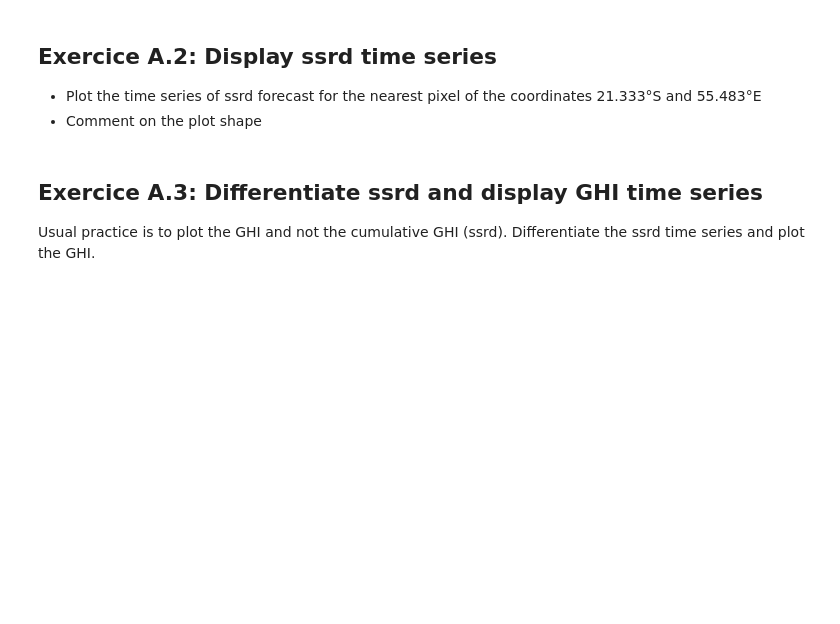
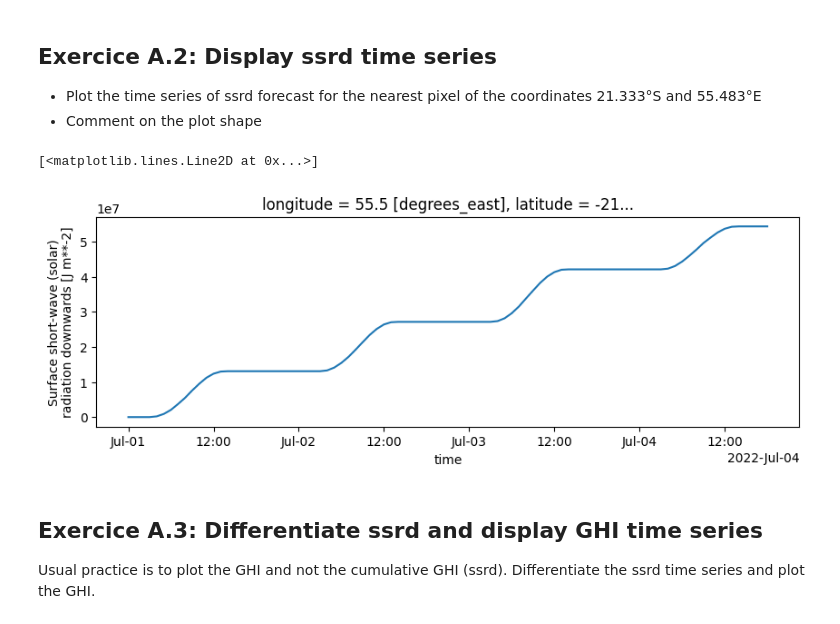
Before and after one commit to Laboratoire-Piment/Probabilistic_solar_forecast_lesson, a Jupyter notebook: Jupyter_Notebooks/1-Explore_deterministic_solar_forecast.ipynb, the cells around one changed output. Drawn from its saved outputs; the diff is of its cells as text; code cells hidden in the pictures; blank space fills up the shorter version.

```diff
--- a/Jupyter_Notebooks/1-Explore_deterministic_solar_forecast.ipynb
+++ b/Jupyter_Notebooks/1-Explore_deterministic_solar_forecast.ipynb
@@ -121,14 +153,18 @@ print('Longitude coordinate:', ds_hres.longitude.values)
 * Comment on the plot shape
 # %%
 # Plot a time series of ssrd for a specific pixel
-lat = -21.333
-lon = 55.483
-ds_location = ds_hres.sel(latitude=lat, longitude=lon, method='nearest')
+lat = -21.3328
+lon = 55.4831
+ds_location = ds_hres.sel(latitude=lat, longitude=lon, method='nearest') # give the value of the nearest pixel
+# ds_location = ds_hres.interp(latitude=lat, longitude=lon) # Interpolate the value from the nearest pixel
 
 # plotting
 plt.rcParams.update({'font.size': 10}) # Set font size
 plt.figure(figsize=(10, 3))  # Set the figure size
 ds_location['ssrd'].plot() # Plot
+# %% [output]
+[<matplotlib.lines.Line2D at 0x...>]
+[figure, added]
 # %% [markdown]
 <h2>Exercice A.3: Differentiate ssrd and display GHI time series</h2>
 
```
Also changed, not shown: parts of 15 cells of this notebook, 2 other files.
